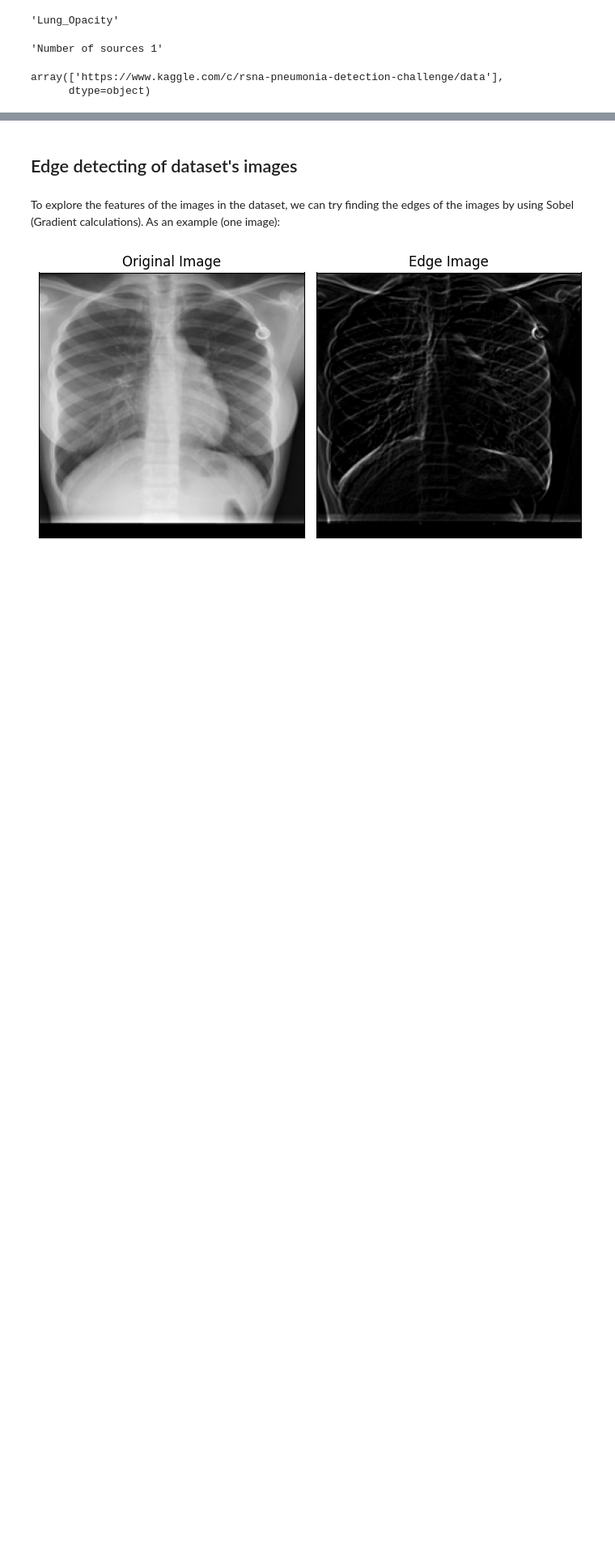
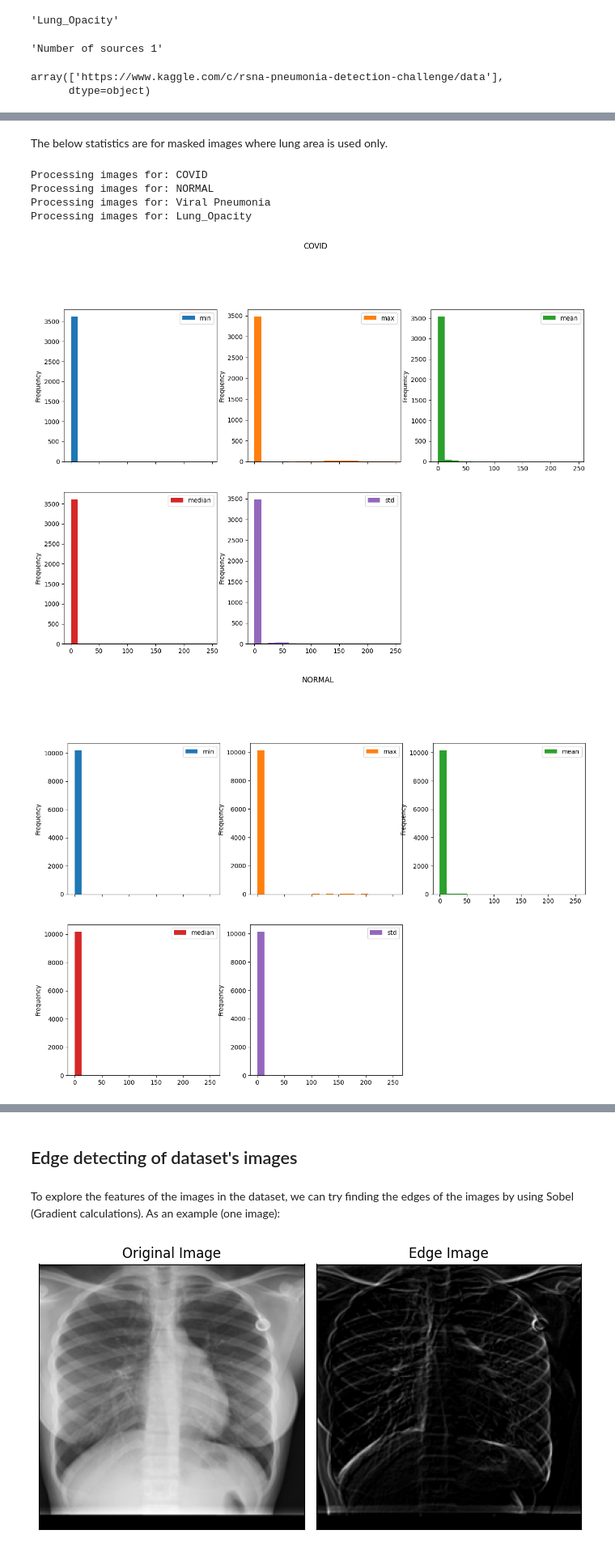
Before and after one commit to rehabaam/ds_covid19_project, a Jupyter notebook: notebooks/2.0_Exploring_dataset.ipynb, the cells around one changed output, grey strips where cells are left out. Shown at 81% size. Drawn from its saved outputs; the diff is of its cells as text; code cells hidden in the pictures; blank space fills up the shorter version.

Commit message:
chore(notebook): adding mask image stats

```diff
--- a/notebooks/2.0_Exploring_dataset.ipynb
+++ b/notebooks/2.0_Exploring_dataset.ipynb
@@ -98,0 +105,15 @@ array(['https://www.kaggle.com/c/rsna-pneumonia-detection-challenge/data'],
+# %% [markdown]
+The below statistics are for masked images where lung area is used only.
+# %%
+for i in dataset:
+    print('Processing images for:',i)
+    image_stats = get_masked_images_statistics(raw_data_dir+i+'/images',raw_data_dir+i+'/masks')
+    plot_images_statistics(i,image_stats)
+    del image_stats
+# %% [output]
+Processing images for: COVID
+Processing images for: NORMAL
+Processing images for: Viral Pneumonia
+Processing images for: Lung_Opacity
+[figure, added]
+[figure, added]
```
Also changed, not shown: parts of 12 cells of this notebook.
